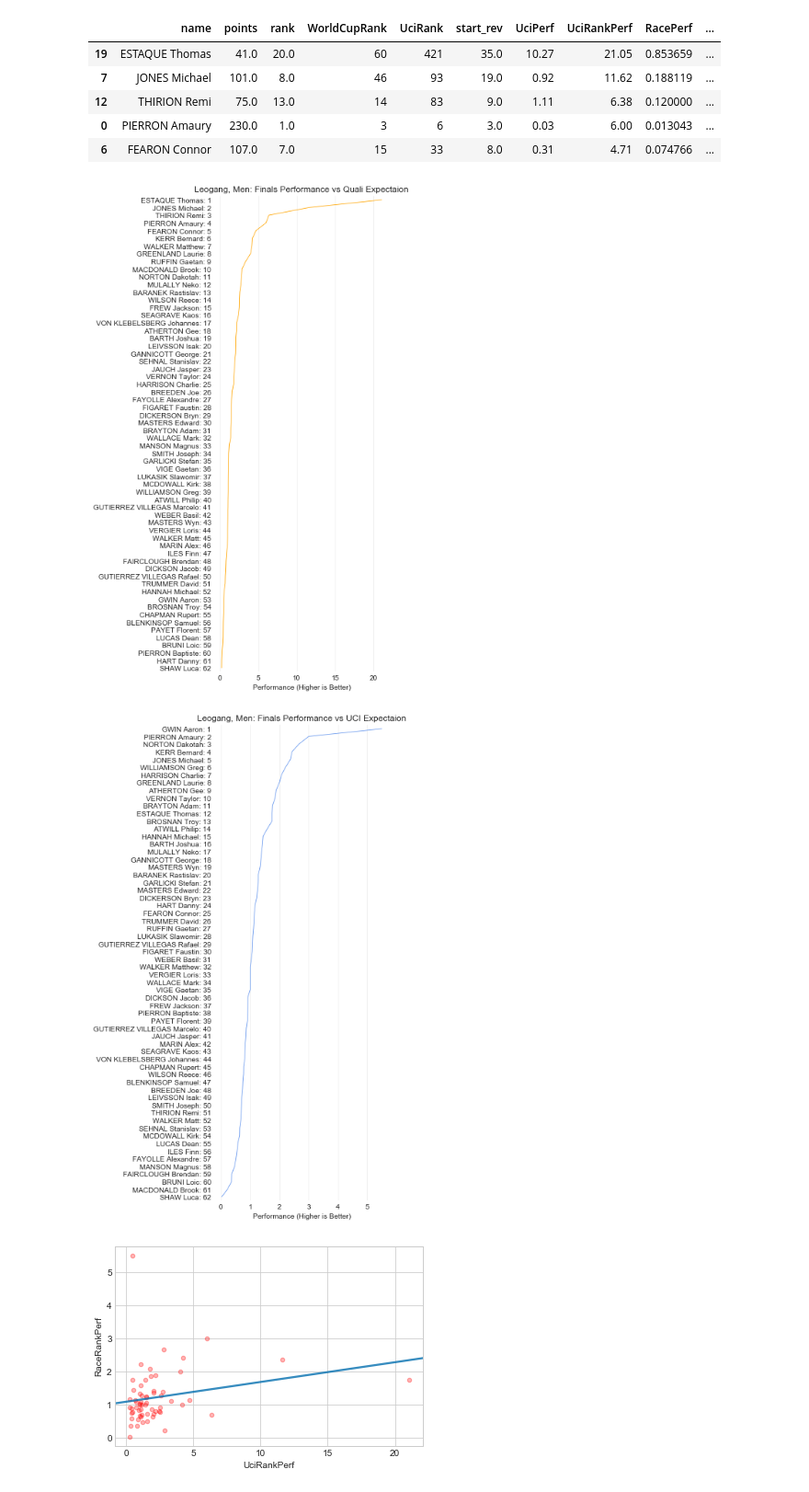
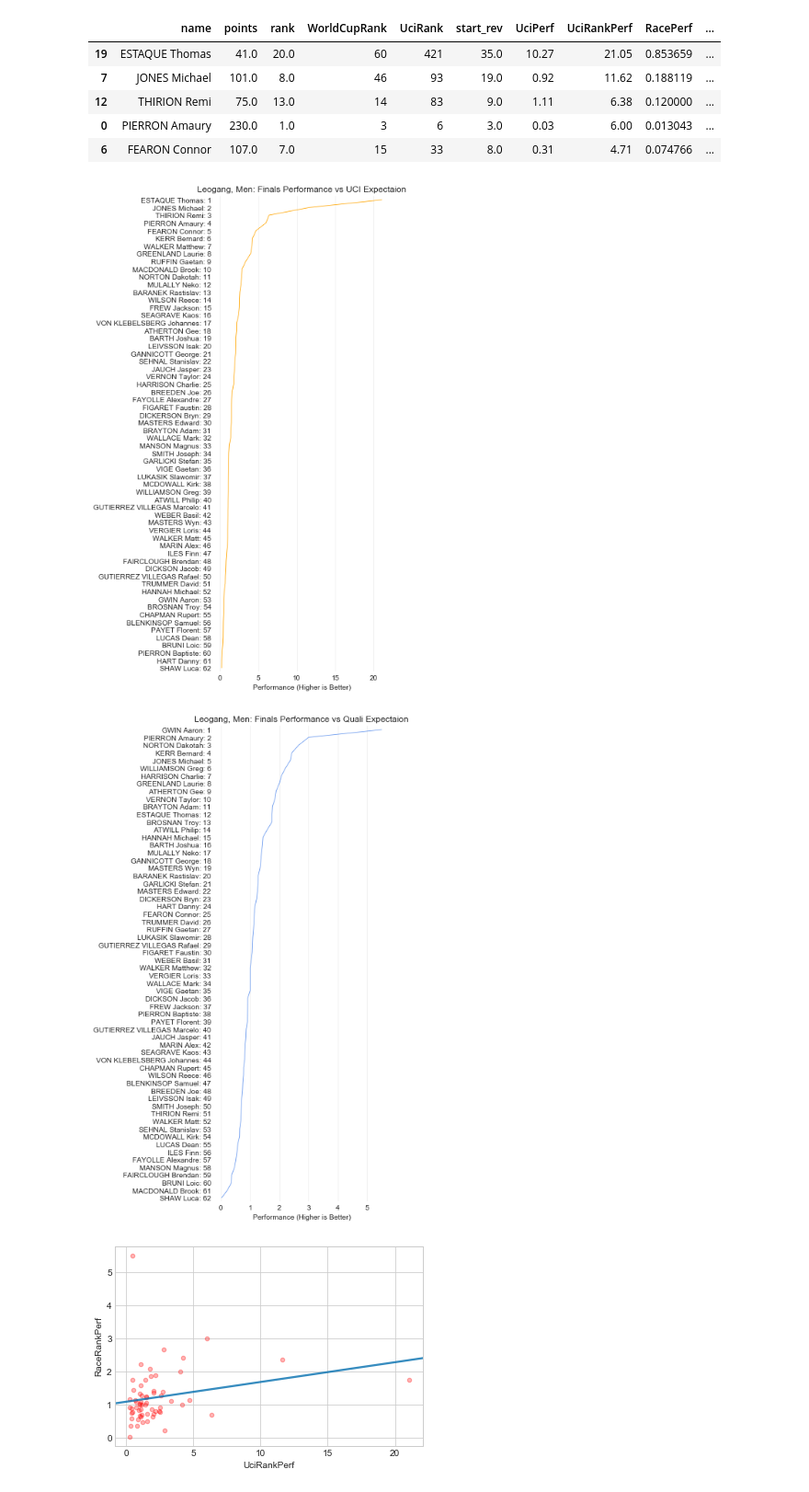
Before and after one commit to domwrap/mtbgeekstats, a Jupyter notebook: 2018/dh_fantasy_analysis.ipynb, the cells around one changed output. Shown at 92% size. Saved outputs shown, nothing was run; the diff lists cells and outputs as text; code cells hidden in the pictures.

Commit message:
Titles incorrect on performance charts

```diff
--- a/2018/dh_fantasy_analysis.ipynb
+++ b/2018/dh_fantasy_analysis.ipynb
@@ -146,36 +146,36 @@ dfx.sort_values( 'UciRankPerf', ascending=False ).head()
 | 0 | PIERRON Amaury | 230.0 | 1.0 | 3 | 6 | 3.0 | 0.03 | 6.00 | 0.013043 | ... |
 | 6 | FEARON Connor | 107.0 | 7.0 | 15 | 33 | 8.0 | 0.31 | 4.71 | 0.074766 | ... |
 # %%
-labs = [ 'Rank vs Qualifying', 'Rank vs UCI Ranking' ]
-tits = [ 'Quali', 'UCI' ]
+labs = [ 'Rank vs UCI Ranking', 'Rank vs Qualifying' ]
+tits = [ 'UCI', 'Quali' ]
 for idx, col in enumerate( [ 'UciRankPerf', 'RaceRankPerf' ] ):
     data = dfx.sort_values( col, ascending=False ).reset_index( drop=True )
 
     # ylabels = [ str(i+1) + ' ' + name + ' (' + str(data['UciRank'][i]) + '/' + str(data['rank'][i])[:-2] + ')' for i, name in enumerate( data['name'] ) ]
     ylabels = [ name + ': ' + str(i+1) for i, name in enumerate( data['name'] ) ]
     cols = [ 'orange', 'cornflowerblue', 'green', 'red' ]
 
     plt.figure(figsize=(6,10 if 'm' == gender else 4))
     plot = sns.pointplot( data[col], data['name'], scale=0.3, color=cols[idx], markers='' )
 
 #     leg1 = mlines.Line2D( [], [], color=cols[0], marker='', markersize=10, label=labs[idx], linestyle='-' )
 #     leg2 = mlines.Line2D( [], [], color=cols[1], marker='', markersize=10, label=labs[idx], linestyle='-' )
 #     plt.legend( handles=[leg1, leg2] )
 
     sns.despine()
     plot.set_frame_on(False)
     plt.grid( True, which='major', axis='x', color='#EEEEEE' )
     plot.set( title=chart_title_prefix + ': Finals Performance vs ' + tits[idx] + ' Expectaion', xlabel='Performance (Higher is Better)', ylabel='' )
     plot.set_yticklabels( ylabels )
     # plot.set(xscale="log")
 
     plt.tight_layout()
 
     if image_gen:
         plt.savefig( file_prefix + '_' + tits[idx].lower() + '_finals_performance.png', dpi=dpi )
 # %% [output]
-[figure, old version]
+[figure, new version]
-[figure, old version]
+[figure, new version]
 # %%
 plot1 = sns.regplot( data['UciRankPerf'], data['RaceRankPerf'], marker='o', ci=None, line_kws={'color': '#0570b0', "alpha": 0.8}, scatter_kws={"s": 20, "alpha": 0.3, "color": "red"} ) #, fit_reg=False
 # plot2 = sns.regplot( data['start_rev'], data['rank'], marker='*' )
```
Also changed, not shown: 2 other files.
